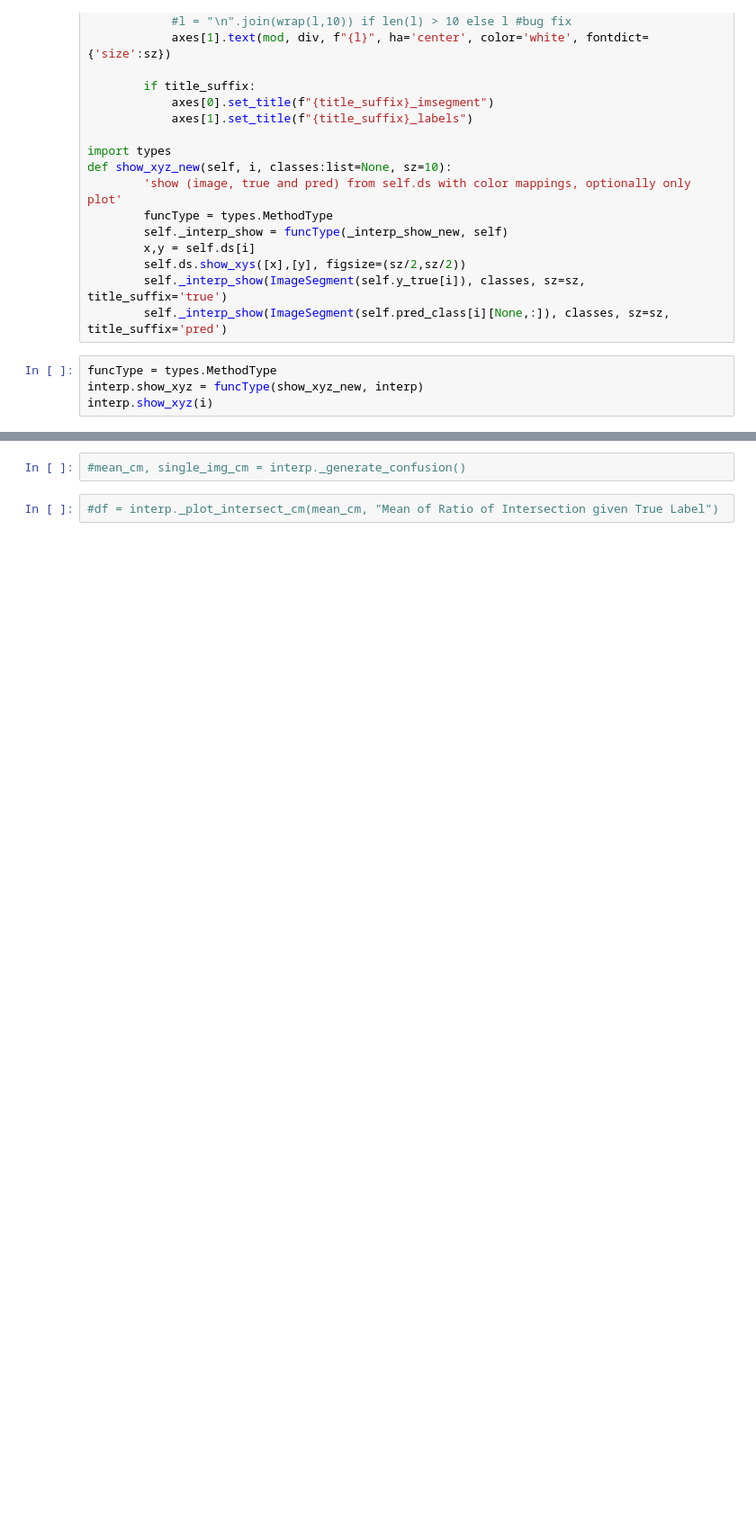
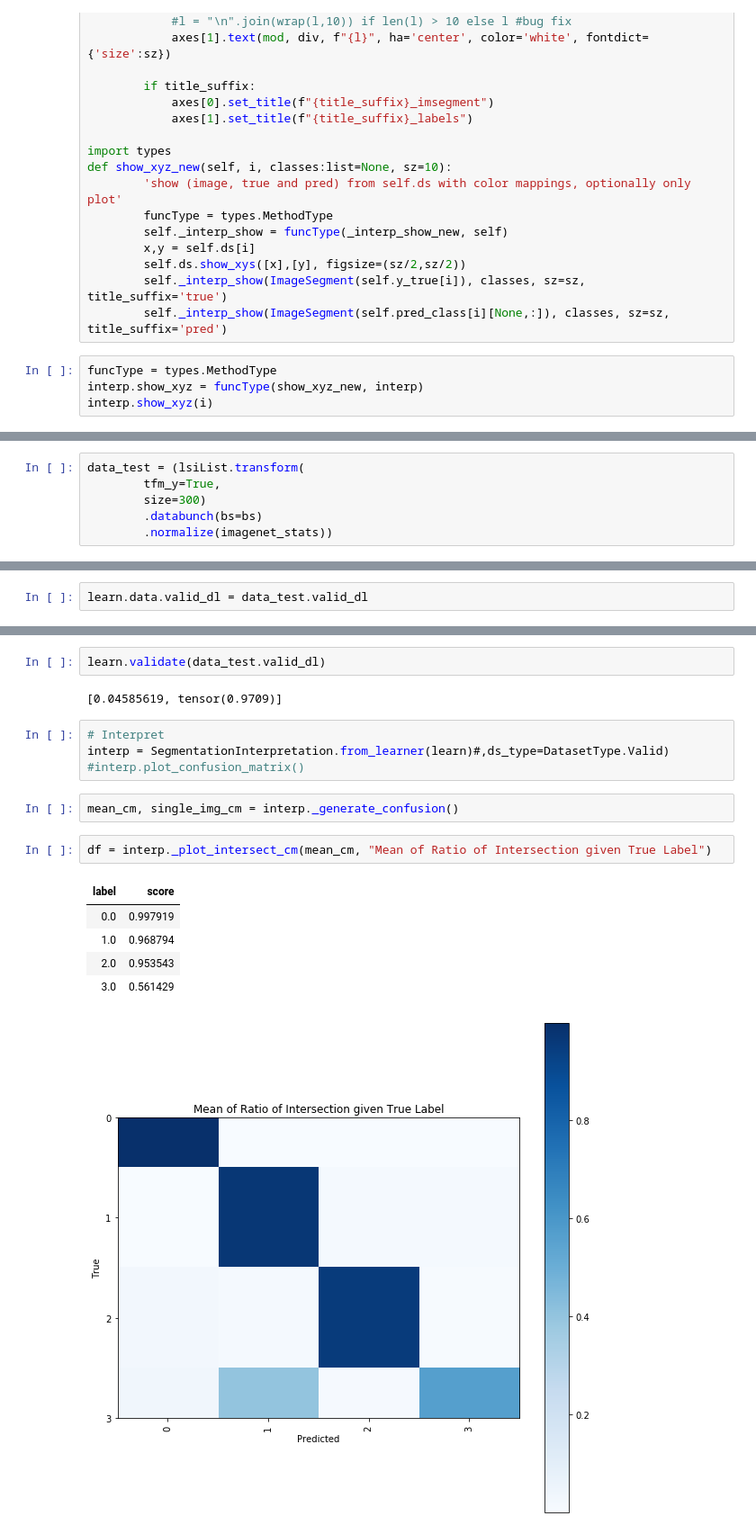
Before and after one commit to sroostee/Oat_Thesis, a Jupyter notebook: scripts/3D_analysis/3D_segmentation.ipynb, the cells around one changed output, grey strips where cells are left out. Shown at 90% size. Saved outputs shown, nothing was run; the diff lists cells and outputs as text; blank space fills up the shorter version.

```diff
--- a/scripts/3D_analysis/3D_segmentation.ipynb
+++ b/scripts/3D_analysis/3D_segmentation.ipynb
@@ -438,0 +440,6 @@ interp.show_xyz(i)
+# %%
+data_test = (lsiList.transform(
+        tfm_y=True,
+        size=300)
+        .databunch(bs=bs)
+        .normalize(imagenet_stats))
@@ -438,0 +449,2 @@ interp.show_xyz(i)
+# %%
+learn.data.valid_dl = data_test.valid_dl
@@ -439,4 +477,19 @@ interp.show_xyz(i)
+# %%
+learn.validate(data_test.valid_dl)
+# %% [output]
+[0.04585619, tensor(0.9709)]
+# %%
+# Interpret
+interp = SegmentationInterpretation.from_learner(learn)#,ds_type=DatasetType.Valid)
+#interp.plot_confusion_matrix()
 # %%
-#mean_cm, single_img_cm = interp._generate_confusion()
+mean_cm, single_img_cm = interp._generate_confusion()
 # %%
-#df = interp._plot_intersect_cm(mean_cm, "Mean of Ratio of Intersection given True Label")
+df = interp._plot_intersect_cm(mean_cm, "Mean of Ratio of Intersection given True Label")
+# %% [output]
+| label | score |
+| 0.0 | 0.997919 |
+| 1.0 | 0.968794 |
+| 2.0 | 0.953543 |
+| 3.0 | 0.561429 |
+[figure, added]
```
Also changed, not shown: parts of 46 cells of this notebook, 3 other files.
